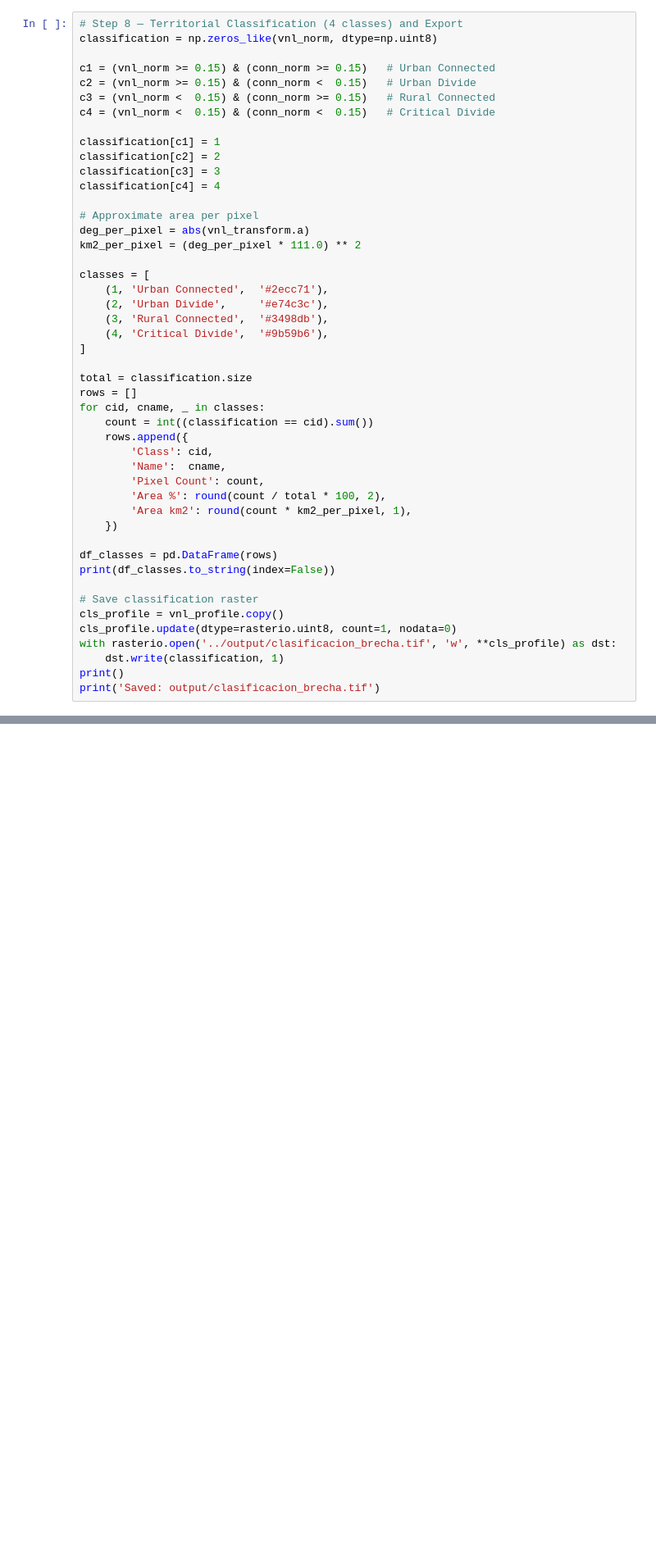
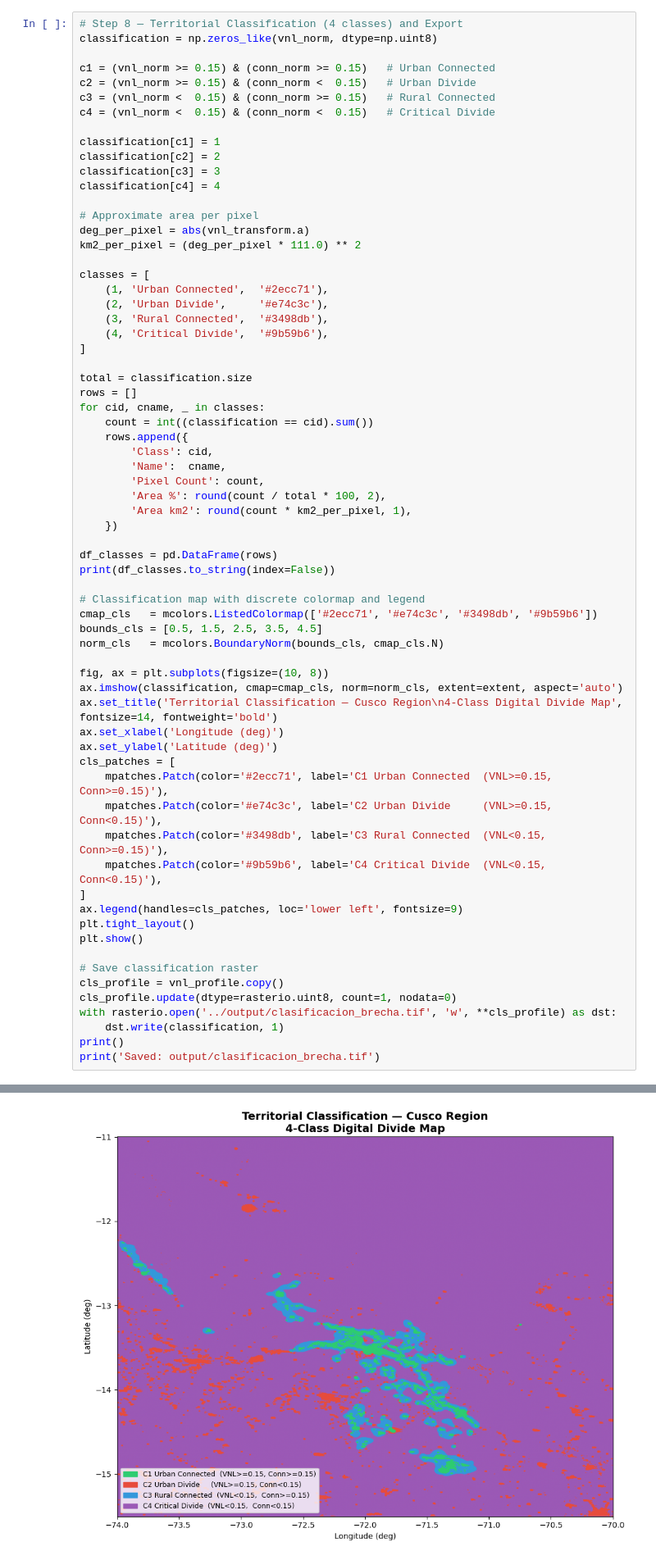
Before and after one commit to nvcodes-git/raster-digital-divide, a Jupyter notebook: notebooks/digital_divide_cusco.ipynb, the cells around one changed output, grey strips where cells are left out. Shown at 82% size. Drawn from its saved outputs; the diff is of its cells as text; blank space fills up the shorter version.

```diff
--- a/notebooks/digital_divide_cusco.ipynb
+++ b/notebooks/digital_divide_cusco.ipynb
@@ -396,6 +396,26 @@ for cid, cname, _ in classes:
 df_classes = pd.DataFrame(rows)
 print(df_classes.to_string(index=False))
 
+# Classification map with discrete colormap and legend
+cmap_cls   = mcolors.ListedColormap(['#2ecc71', '#e74c3c', '#3498db', '#9b59b6'])
+bounds_cls = [0.5, 1.5, 2.5, 3.5, 4.5]
+norm_cls   = mcolors.BoundaryNorm(bounds_cls, cmap_cls.N)
+
+fig, ax = plt.subplots(figsize=(10, 8))
+ax.imshow(classification, cmap=cmap_cls, norm=norm_cls, extent=extent, aspect='auto')
+ax.set_title('Territorial Classification — Cusco Region\n4-Class Digital Divide Map', fontsize=14, fontweight='bold')
+ax.set_xlabel('Longitude (deg)')
+ax.set_ylabel('Latitude (deg)')
+cls_patches = [
+    mpatches.Patch(color='#2ecc71', label='C1 Urban Connected  (VNL>=0.15, Conn>=0.15)'),
+    mpatches.Patch(color='#e74c3c', label='C2 Urban Divide     (VNL>=0.15, Conn<0.15)'),
+    mpatches.Patch(color='#3498db', label='C3 Rural Connected  (VNL<0.15,  Conn>=0.15)'),
+    mpatches.Patch(color='#9b59b6', label='C4 Critical Divide  (VNL<0.15,  Conn<0.15)'),
+]
+ax.legend(handles=cls_patches, loc='lower left', fontsize=9)
+plt.tight_layout()
+plt.show()
+
 # Save classification raster
 cls_profile = vnl_profile.copy()
 cls_profile.update(dtype=rasterio.uint8, count=1, nodata=0)
@@ -403,3 +423,4 @@ with rasterio.open('../output/clasificacion_brecha.tif', 'w', **cls_profile) as
     dst.write(classification, 1)
 print()
 print('Saved: output/clasificacion_brecha.tif')
+# %% [output]
@@ -405,0 +432 @@ print('Saved: output/clasificacion_brecha.tif')
+[figure, added]
```
Also changed, not shown: parts of 1 cell of this notebook.
